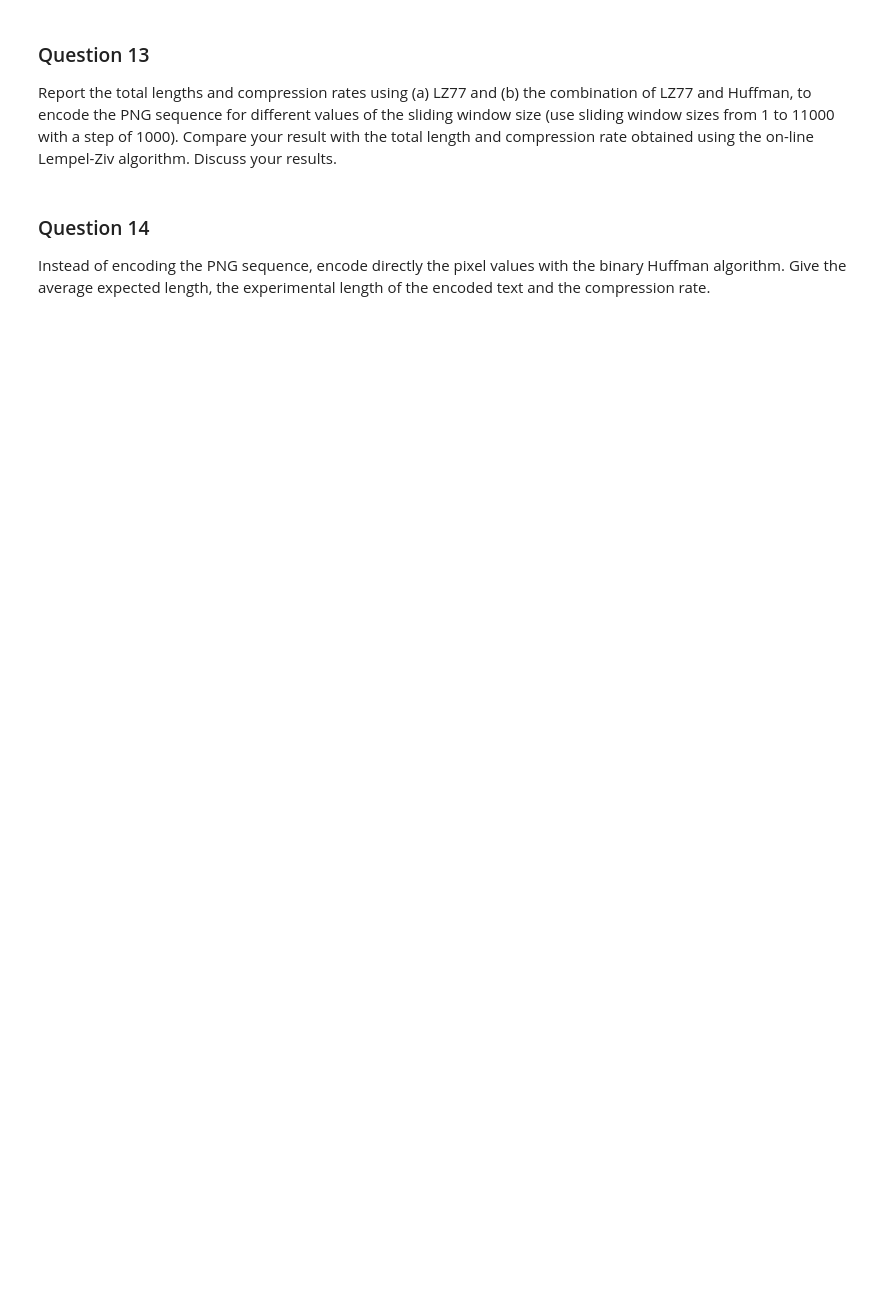
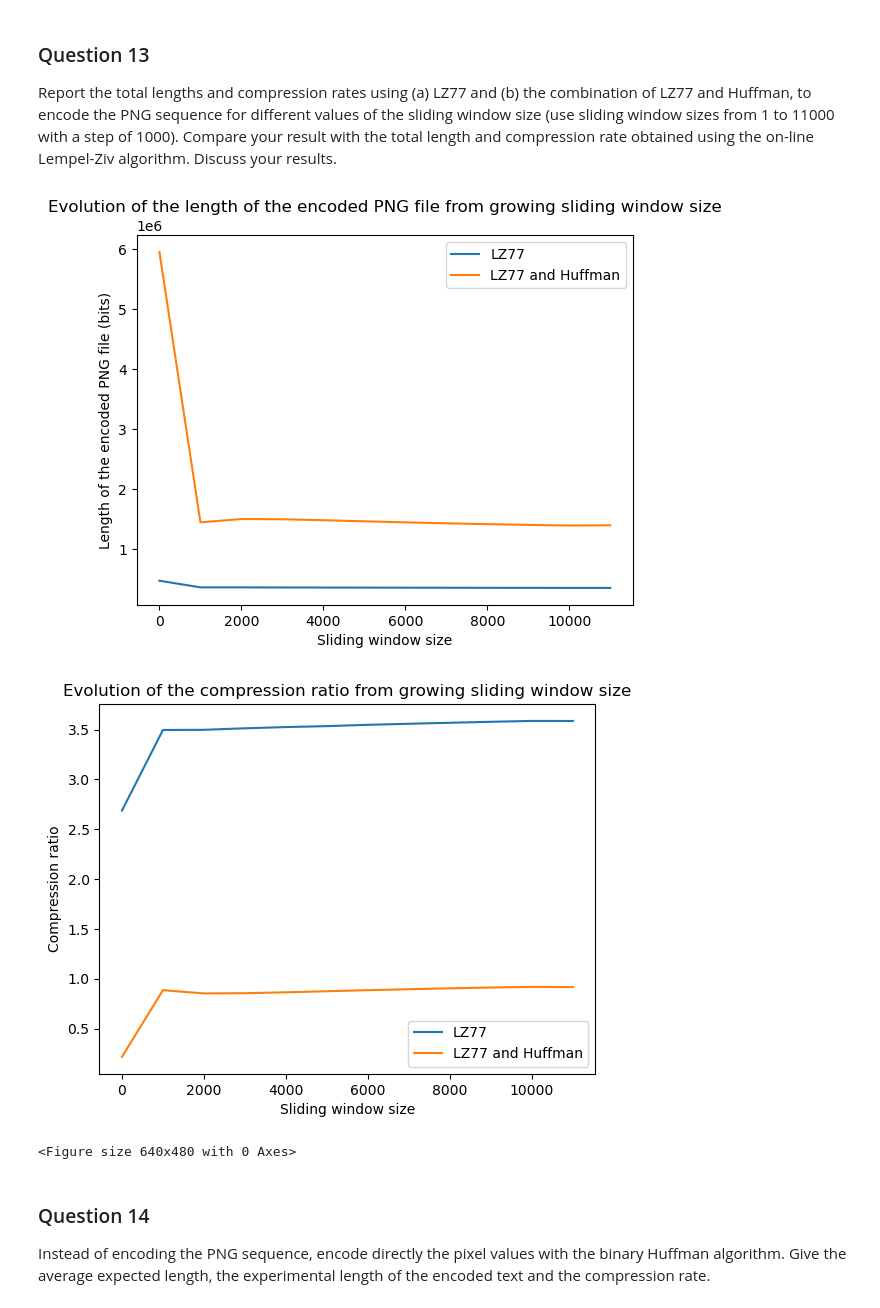
Before and after one commit to Opeka-2201/ICT23_02_DONE_16, a Jupyter notebook: s184481s191230.ipynb, the cells around one changed output. Drawn from its saved outputs; the diff is of its cells as text; code cells hidden in the pictures; blank space fills up the shorter version.

```diff
--- a/s184481s191230.ipynb
+++ b/s184481s191230.ipynb
@@ -454,3 +455,23 @@ Famous data compression algorithms combine the LZ77 algorithm and the Huffman al
 ### Question 12
 
 Encode the PNG using one of the combinations of LZ77 and Huffman algorithms you proposed in the previous question. Give the total length of the encoded PNG sequence and the compression rate.
+# %%
+# encode huffman before lz77
+
+# ascii_data
+
+encode_huffman = ''
+for symbol in ascii_data:
+    encode_huffman += huffman_code[symbol]
+
+encode_lz77 = LZ77(encode_huffman, 7)
+
+# number 0 -> 6 coded on 3 bits
+# two of these numbers per symbol
+# 1 bit per symbol (binary thanks to huffman)
+
+bits_symbol = (3+3+1)/3
+bits_combination = len(encode_lz77)*bits_symbol
+
+print("Length of the encoded PNG file (bits):", bits_combination)
+print("Compression ratio:", (len(ascii_data)*8)/bits_combination)
@@ -461,3 +515,26 @@ Report the total lengths and compression rates using (a) LZ77 and (b) the combin
+# %%
+
+plt.plot(sliding_windows, lz77_lengths, label="LZ77")
+plt.plot(sliding_windows, combination_lengths, label="LZ77 and Huffman")
+plt.xlabel("Sliding window size")
+plt.ylabel("Length of the encoded PNG file (bits)")
+plt.legend()
+plt.title("Evolution of the length of the encoded PNG file from growing sliding window size")
+plt.show()
+plt.savefig("figs/length_sliding_window.png")
+
+plt.plot(sliding_windows, lz77_compress_rates, label="LZ77")
+plt.plot(sliding_windows, combination_compress_rates, label="LZ77 and Huffman")
+plt.xlabel("Sliding window size")
+plt.ylabel("Compression ratio")
+plt.legend()
+plt.title("Evolution of the compression ratio from growing sliding window size")
+plt.show()
+plt.savefig("figs/compression_ratio_sliding_window.png")
+# %% [output]
+[figure, added]
+[figure, added]
+<Figure size 640x480 with 0 Axes>
 # %% [markdown]
 ### Question 14
 
```
Also changed, not shown: parts of 18 cells of this notebook, 4 other files.
